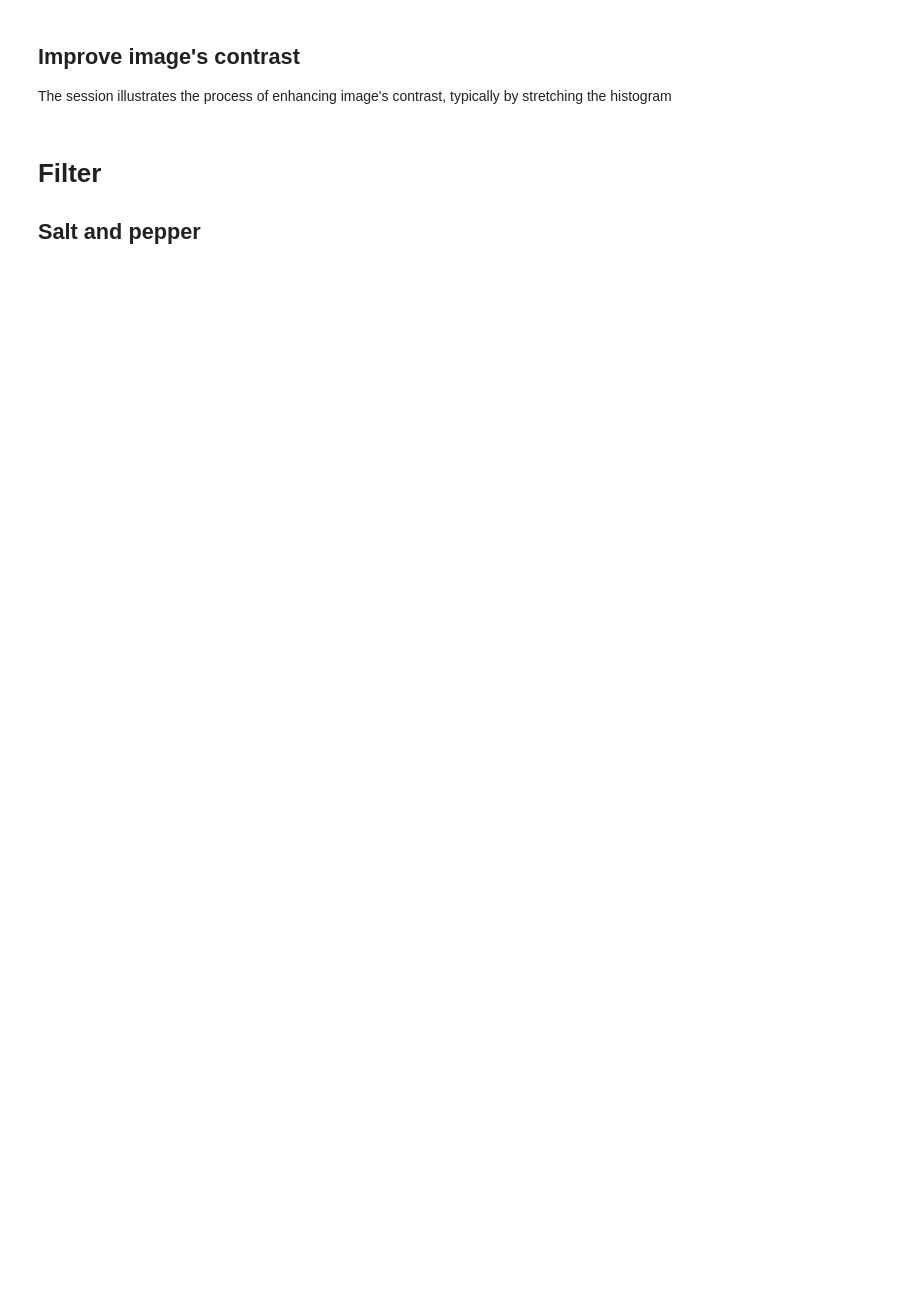
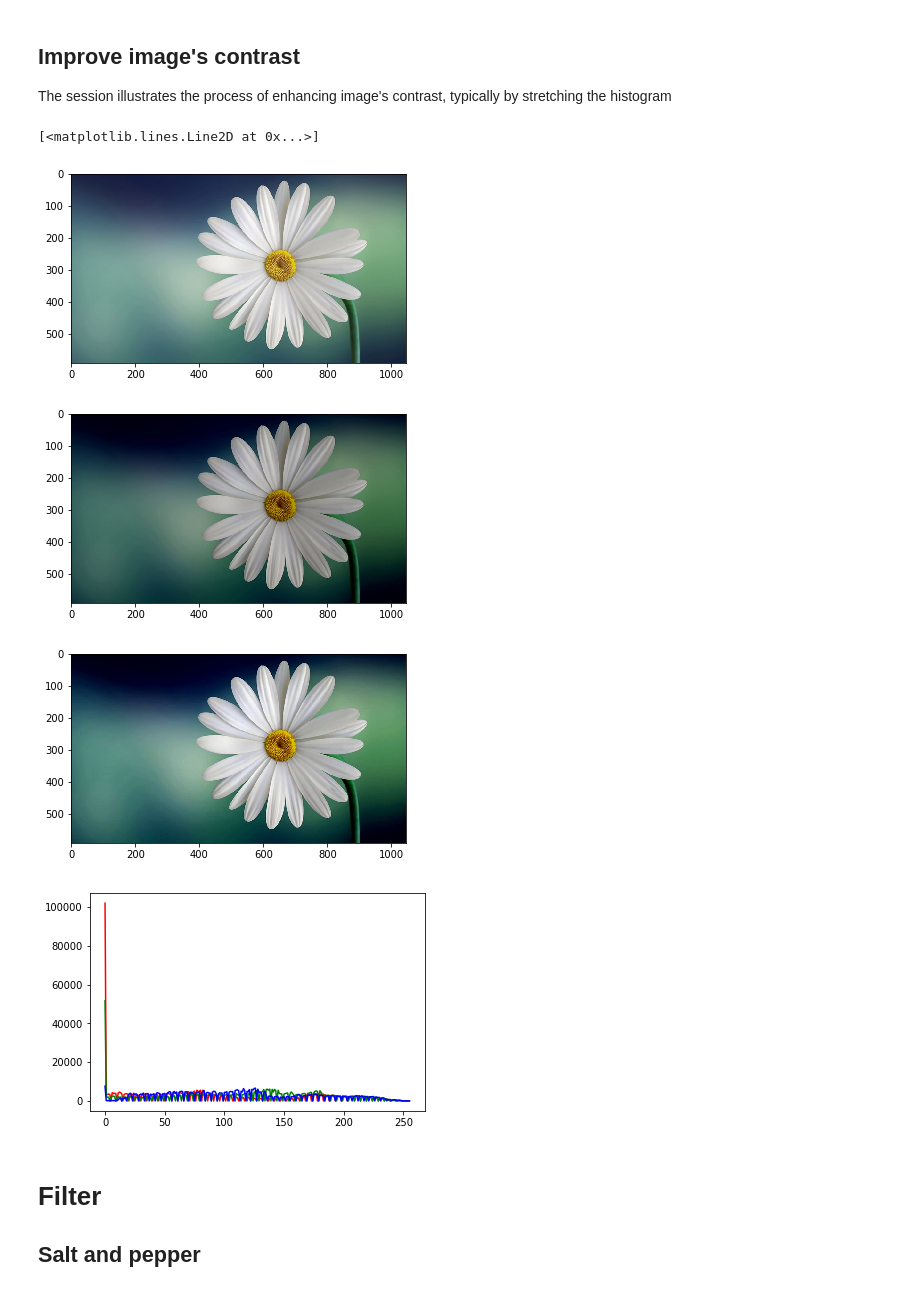
Before and after one commit to nguyenbh1507/Computer-Vision-TIC, a Jupyter notebook: Session-2/02_ImageProcessing.ipynb, the cells around one changed output. Cells and saved outputs as stored; diff of their text form; code cells hidden in the pictures; blank space fills up the shorter version.

```diff
--- a/Session-2/02_ImageProcessing.ipynb
+++ b/Session-2/02_ImageProcessing.ipynb
@@ -258,49 +280,55 @@ darker = processed.copy()
 # %% [markdown]
 ## Improve image's contrast
 The session illustrates the process of enhancing image's contrast, typically by stretching the histogram
+# %%
+def enhance_contrast(image):
+    # Create brighter image
+    output = image.copy()
+
+    # For each color channel
+    for i in range(image.shape[2]):
+        channel = image[:,:,i]
+
+        # Get minimum and maximum values
+        i_min = np.min(channel.ravel())
+        i_max = np.max(channel.ravel())
+
+        # Stretch histogram
+        output[:,:,i] = (output[:,:,i] - i_min) / (i_max - i_min) * 255
+
+    return output.astype('B')
 # %%
-def enhance_contrast(image):
-    # Create brighter image
-    output = image.copy()
-
-    # For each color channel
-    for i in range(image.shape[2]):
-        channel = image[:,:,i]
-
-        # Get minimum and maximum values
-        i_min = np.min(channel.ravel())
-        i_max = np.max(channel.ravel())
-
-        # Stretch histogram
-        output[:,:,i] = (output[:,:,i] - i_min) / (i_max - i_min) * 255
-
-    return output
-
 # Original image
 plt.figure()
 plt.imshow(image)
 
 # Darker
 plt.figure()
 plt.imshow(darker)
 
 # Process image
 processed = enhance_contrast(darker)
 
 # Processed image
 plt.figure()
 plt.imshow(processed)
 
 # Display histogram
 red = create_histogram(processed, 0)
 green = create_histogram(processed, 1)
 blue = create_histogram(processed, 2)
 
 # Double check
 plt.figure()
 plt.plot(red, color='red')
 plt.plot(green, color='green')
 plt.plot(blue, color='blue')
+# %% [output]
+[<matplotlib.lines.Line2D at 0x...>]
+[figure, added]
+[figure, added]
+[figure, added]
+[figure, added]
 # %% [markdown]
 # Filter
 
```
Also changed, not shown: parts of 17 cells of this notebook, 2 other files.
